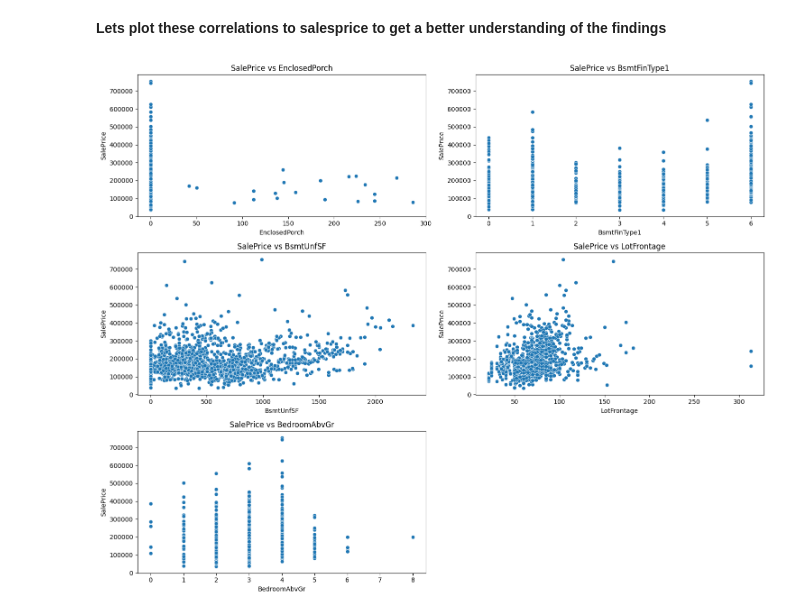
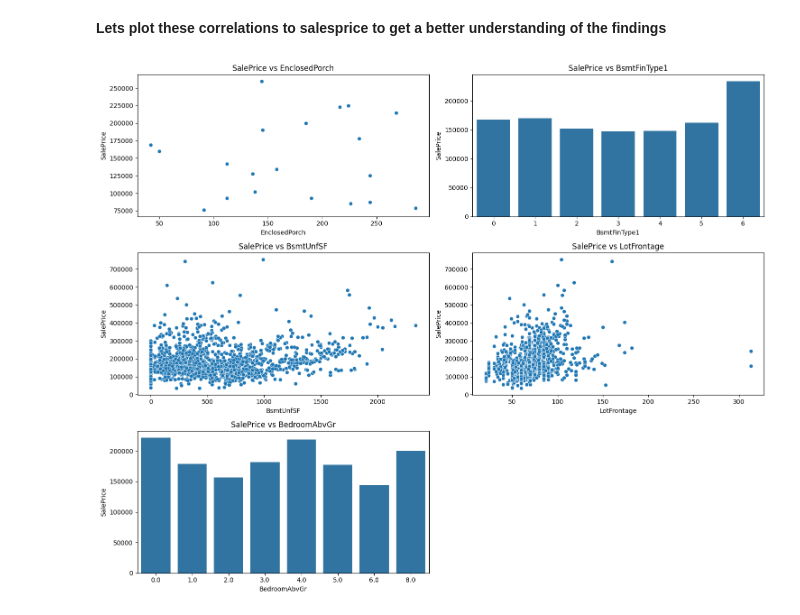
Before and after one commit to defridge/HeritageHousing, a Jupyter notebook: notebooks/data_exploration_correlation_study.ipynb, the cells around one changed output. Saved outputs shown, nothing was run; the diff lists cells and outputs as text; code cells hidden in the pictures.

```diff
--- a/notebooks/data_exploration_correlation_study.ipynb
+++ b/notebooks/data_exploration_correlation_study.ipynb
@@ -440,22 +460,55 @@ plt.show()
 * **BedroomAbvGr:** Correlation of 0.47 - Somewhat weak monotonic relationship with the sale price.
 # %% [markdown]
 **Lets plot these correlations to salesprice to get a better understanding of the findings**
-# %%
-negative_attributes = ['EnclosedPorch', 'BsmtFinType1', 'BsmtUnfSF', 'LotFrontage', 'BedroomAbvGr']
-
-plt.figure(figsize=(15, 12))
-
-for i, attribute in enumerate(negative_attributes, 1):
-    plt.subplot(3, 2, i)
-    sns.scatterplot(x=df[attribute], y=df['SalePrice'])
-    plt.title(f'SalePrice vs {attribute}')
-    plt.xlabel(attribute)
-    plt.ylabel('SalePrice')
-
-plt.tight_layout()
-plt.show()
-# %% [output]
-[figure, removed]
+# %%
+
+# Filter out rows where EnclosedPorch is 0
+filtered_df = df[df['EnclosedPorch'] != 0]
+
+# Define the attributes
+negative_attributes = ['EnclosedPorch', 'BsmtFinType1', 'BsmtUnfSF', 'LotFrontage', 'BedroomAbvGr']
+
+plt.figure(figsize=(15, 12))
+
+# First plot: Scatter plot for EnclosedPorch after filtering
+plt.subplot(3, 2, 1)
+sns.scatterplot(x=filtered_df['EnclosedPorch'], y=filtered_df['SalePrice'])
+plt.title('SalePrice vs EnclosedPorch')
+plt.xlabel('EnclosedPorch')
+plt.ylabel('SalePrice')
+
+# Second plot: Bar plot for BsmtFinType1
+plt.subplot(3, 2, 2)
+sns.barplot(x=df['BsmtFinType1'], y=df['SalePrice'], errorbar=None)
+plt.title('SalePrice vs BsmtFinType1')
+plt.xlabel('BsmtFinType1')
+plt.ylabel('SalePrice')
+
+# Third plot: Scatter plot for BsmtUnfSF
+plt.subplot(3, 2, 3)
+sns.scatterplot(x=df['BsmtUnfSF'], y=df['SalePrice'])
+plt.title('SalePrice vs BsmtUnfSF')
+plt.xlabel('BsmtUnfSF')
+plt.ylabel('SalePrice')
+
+# Fourth plot: Scatter plot for LotFrontage
+plt.subplot(3, 2, 4)
+sns.scatterplot(x=df['LotFrontage'], y=df['SalePrice'])
+plt.title('SalePrice vs LotFrontage')
+plt.xlabel('LotFrontage')
+plt.ylabel('SalePrice')
+
+# Fifth plot: Bar plot for BedroomAbvGr
+plt.subplot(3, 2, 5)
+sns.barplot(x=df['BedroomAbvGr'], y=df['SalePrice'], errorbar=None)
+plt.title('SalePrice vs BedroomAbvGr')
+plt.xlabel('BedroomAbvGr')
+plt.ylabel('SalePrice')
+
+plt.tight_layout()
+plt.show()
+# %% [output]
+[figure, added]
 # %% [markdown]
 ### **Summary of Key Takeaways from Correlation Studies and Scatter Plots**
 
```
Also changed, not shown: parts of 7 cells of this notebook, 4 other files.
